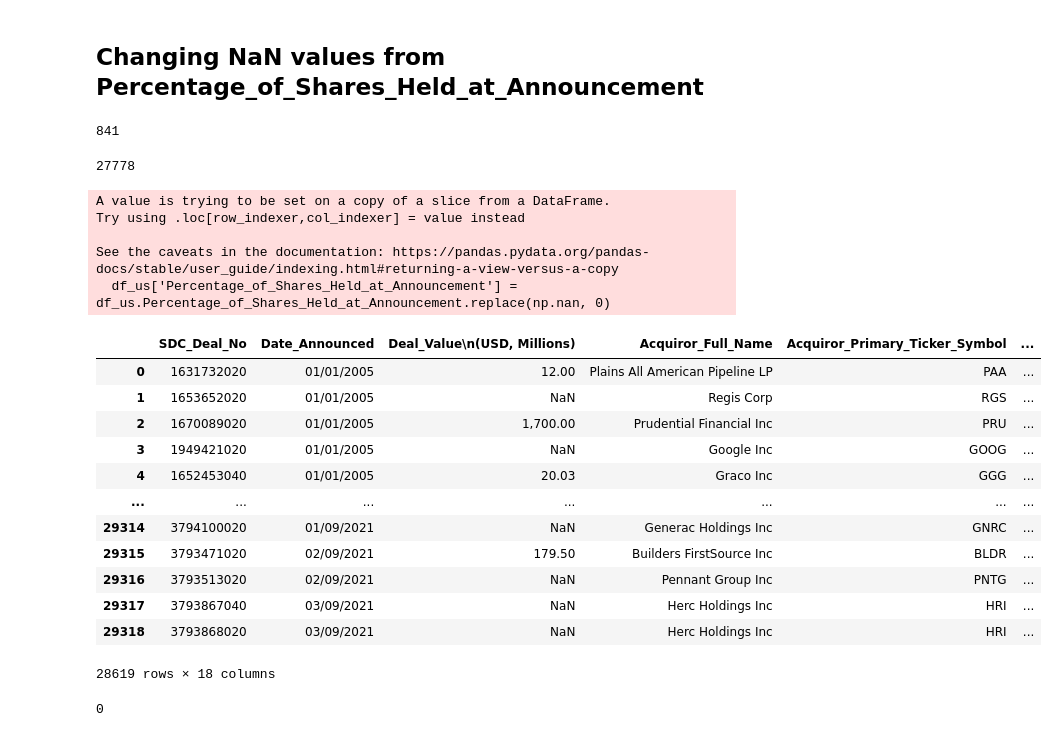
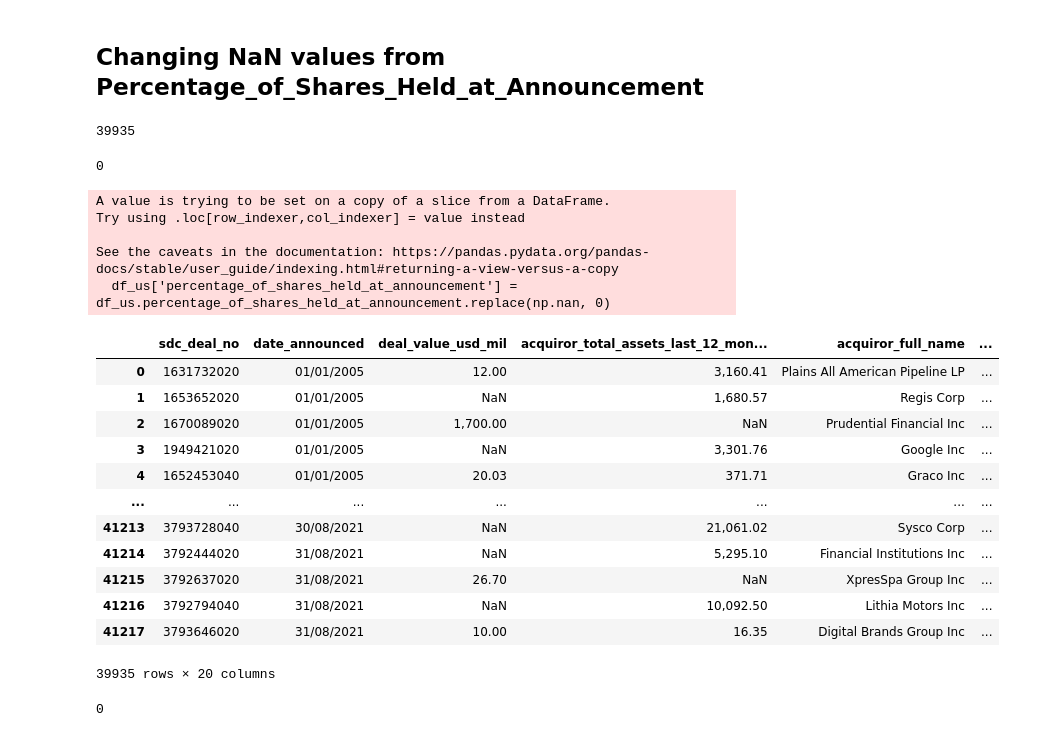
Before and after one commit to cobergmann/MA_PREDICTOR, a Jupyter notebook: notebooks/data_exploration_v.ipynb, the cells around one changed output. Cells and saved outputs as stored; diff of their text form; code cells hidden in the pictures.

```diff
--- a/notebooks/data_exploration_v.ipynb
+++ b/notebooks/data_exploration_v.ipynb
@@ -73,15 +74,16 @@ Index(['SDC Deal No', 'Date Announced', 'Deal Value\n(USD, Millions)',
       dtype='object')
 # %%
-new_cols = ['SDC_Deal_No', 'Date_Announced', 'Deal_Value\n(USD, Millions)',
-       'Acquiror_Full_Name', 'Acquiror_Primary_Ticker_Symbol',
-       'Target_Full_Name', 'Target_Nation', 'Acquiror_Nation',
-       'Target_Public_Status', 'Acquiror_TRBC_Industry',
-       'Target_TRBC_Industry', 'Percentage_of_Shares_Held_at_Announcement',
-       'Percentage_of_Shares_Acquired_in_Transaction',
-       'Consideration_Offered', 'Deal_Attitude',
-       'Acquisition_Techniques',
-       'Acquiror_Financial_Advisors_Name',
-       'Target_Financial_Advisors_Name']
+new_cols = ['sdc_deal_no', 'date_announced', 'deal_value_usd_mil',
+       'acquiror_total_assets_last_12_months_usd_mil',
+       'acquiror_full_name', 'acquiror_primary_ticker_symbol',
+       'target_full_name', 'target_nation', 'acquiror_nation',
+       'target_public_status', 'acquiror_TRBC_industry',
+       'target_TRBC_industry', 'percentage_of_shares_held_at_announcement',
+       'percentage_of_shares_acquired_in_transaction',
+       'consideration_offered', 'deal_attitude',
+       'acquisition_techniques',
+       'acquiror_financial_advisors_name',
+       'target_financial_advisors_name', 'purpose']
 # %%
 df_us.columns = new_cols
 # %%
@@ -129,33 +129,33 @@ dtype: int64
 # %% [markdown]
 ## Changing NaN values from Percentage_of_Shares_Held_at_Announcement
 # %%
-df_us['Percentage_of_Shares_Held_at_Announcement'].notnull().sum()
+df_us['percentage_of_shares_held_at_announcement'].notnull().sum()
 # %% [output]
-841
+39935
 # %%
-df_us['Percentage_of_Shares_Held_at_Announcement'].isna().sum()
+df_us['percentage_of_shares_held_at_announcement'].isna().sum()
 # %% [output]
-27778
+0
 # %%
-df_us['Percentage_of_Shares_Held_at_Announcement'] = df_us.Percentage_of_Shares_Held_at_Announcement.replace(np.nan, 0)
+df_us['percentage_of_shares_held_at_announcement'] = df_us.percentage_of_shares_held_at_announcement.replace(np.nan, 0)
 df_us
 # %% [output]
 A value is trying to be set on a copy of a slice from a DataFrame.
 Try using .loc[row_indexer,col_indexer] = value instead
 
 See the caveats in the documentation: https://pandas.pydata.org/pandas-docs/stable/user_guide/indexing.html#returning-a-view-versus-a-copy
-  df_us['Percentage_of_Shares_Held_at_Announcement'] = df_us.Percentage_of_Shares_Held_at_Announcement.replace(np.nan, 0)
+  df_us['percentage_of_shares_held_at_announcement'] = df_us.percentage_of_shares_held_at_announcement.replace(np.nan, 0)
-|  | SDC_Deal_No | Date_Announced | Deal_Value\n(USD, Millions) | Acquiror_Full_Name | Acquiror_Primary_Ticker_Symbol | ... |
-| 0 | 1631732020 | 01/01/2005 | 12.00 | Plains All American Pipeline LP | PAA | ... |
-| 1 | 1653652020 | 01/01/2005 | NaN | Regis Corp | RGS | ... |
-| 2 | 1670089020 | 01/01/2005 | 1,700.00 | Prudential Financial Inc | PRU | ... |
-| 3 | 1949421020 | 01/01/2005 | NaN | Google Inc | GOOG | ... |
-| 4 | 1652453040 | 01/01/2005 | 20.03 | Graco Inc | GGG | ... |
+|  | sdc_deal_no | date_announced | deal_value_usd_mil | acquiror_total_assets_last_12_mon... | acquiror_full_name | ... |
+| 0 | 1631732020 | 01/01/2005 | 12.00 | 3,160.41 | Plains All American Pipeline LP | ... |
+| 1 | 1653652020 | 01/01/2005 | NaN | 1,680.57 | Regis Corp | ... |
+| 2 | 1670089020 | 01/01/2005 | 1,700.00 | NaN | Prudential Financial Inc | ... |
+| 3 | 1949421020 | 01/01/2005 | NaN | 3,301.76 | Google Inc | ... |
+| 4 | 1652453040 | 01/01/2005 | 20.03 | 371.71 | Graco Inc | ... |
 | ... | ... | ... | ... | ... | ... | ... |
-| 29314 | 3794100020 | 01/09/2021 | NaN | Generac Holdings Inc | GNRC | ... |
-| 29315 | 3793471020 | 02/09/2021 | 179.50 | Builders FirstSource Inc | BLDR | ... |
-| 29316 | 3793513020 | 02/09/2021 | NaN | Pennant Group Inc | PNTG | ... |
-| 29317 | 3793867040 | 03/09/2021 | NaN | Herc Holdings Inc | HRI | ... |
-| 29318 | 3793868020 | 03/09/2021 | NaN | Herc Holdings Inc | HRI | ... |
+| 41213 | 3793728040 | 30/08/2021 | NaN | 21,061.02 | Sysco Corp | ... |
+| 41214 | 3792444020 | 31/08/2021 | NaN | 5,295.10 | Financial Institutions Inc | ... |
+| 41215 | 3792637020 | 31/08/2021 | 26.70 | NaN | XpresSpa Group Inc | ... |
+| 41216 | 3792794040 | 31/08/2021 | NaN | 10,092.50 | Lithia Motors Inc | ... |
+| 41217 | 3793646020 | 31/08/2021 | 10.00 | 16.35 | Digital Brands Group Inc | ... |
-28619 rows × 18 columns
+39935 rows × 20 columns
 # %%
```
Also changed, not shown: parts of 64 cells of this notebook.
